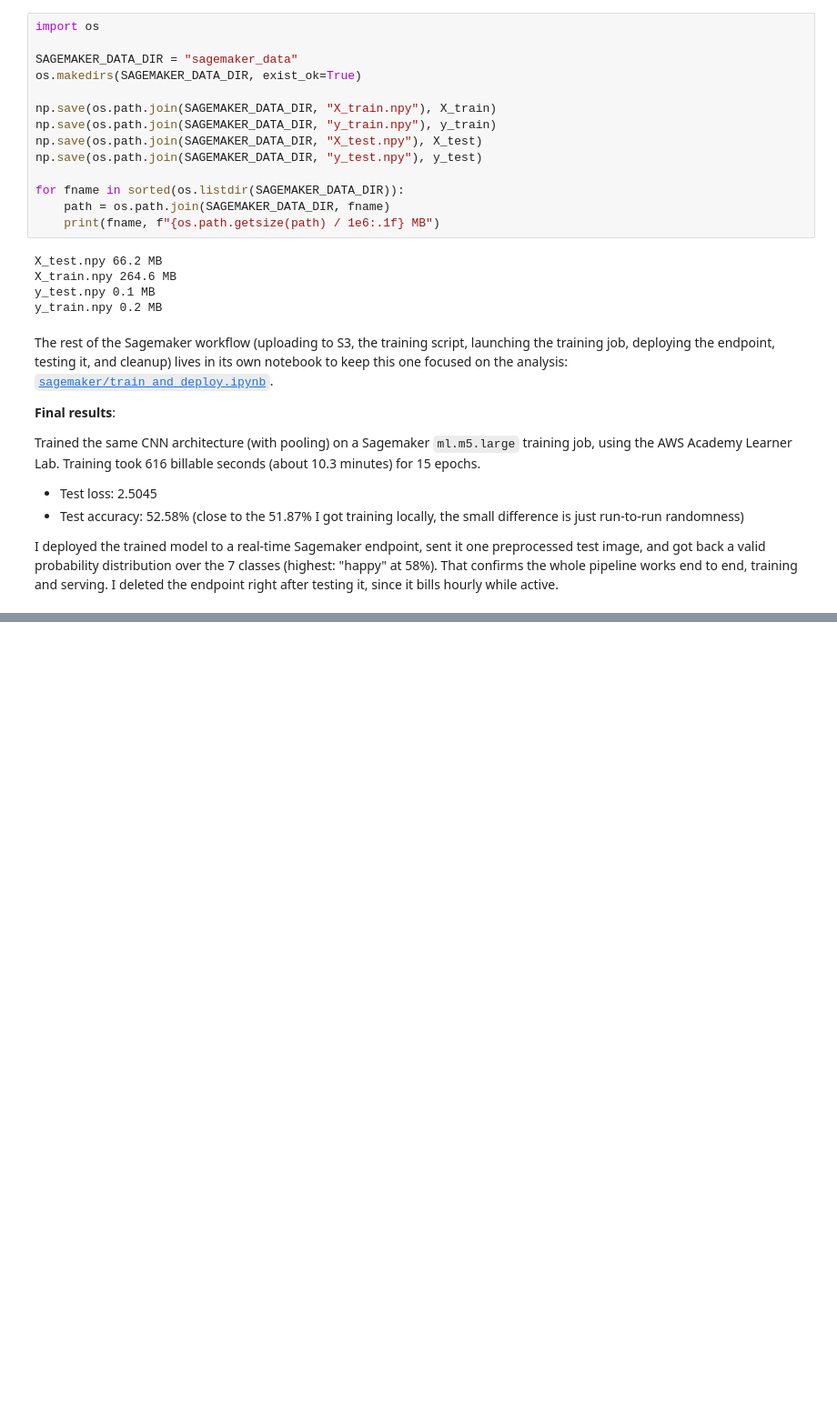
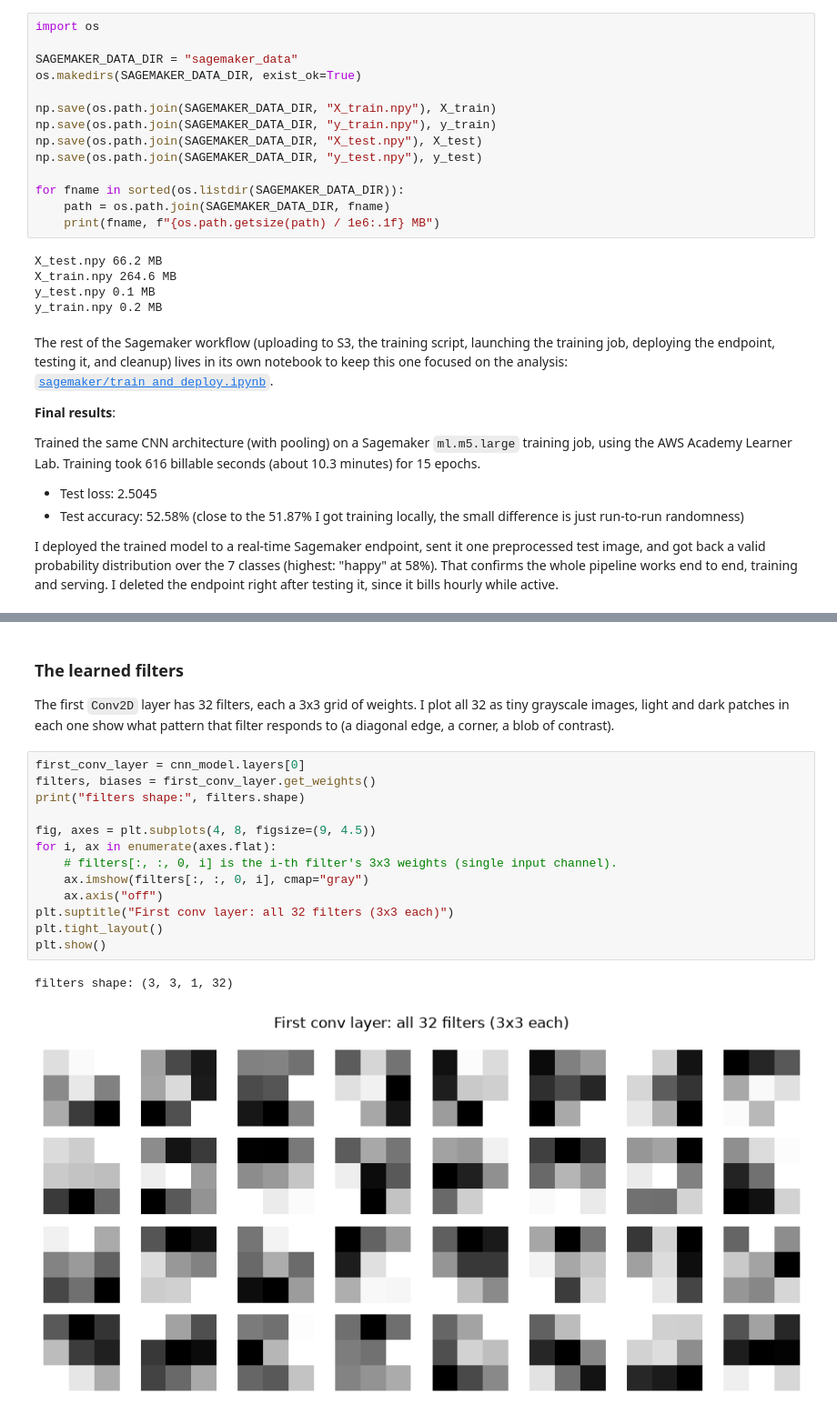
Before and after one commit to marianamalagon11/TDSE_NeuralNetworks, a Jupyter notebook: neuralNetworks_emotion_classification.ipynb, the cells around one changed output, grey strips where cells are left out. Shown at 91% size. Drawn from its saved outputs; the diff is of its cells as text; blank space fills up the shorter version.

```diff
--- a/neuralNetworks_emotion_classification.ipynb
+++ b/neuralNetworks_emotion_classification.ipynb
@@ -648,0 +668,20 @@ I deployed the trained model to a real-time Sagemaker endpoint, sent it one prep
+# %% [markdown]
+### The learned filters
+
+The first `Conv2D` layer has 32 filters, each a 3x3 grid of weights. I plot all 32 as tiny grayscale images, light and dark patches in each one show what pattern that filter responds to (a diagonal edge, a corner, a blob of contrast).
+# %%
+first_conv_layer = cnn_model.layers[0]
+filters, biases = first_conv_layer.get_weights()
+print("filters shape:", filters.shape)
+
+fig, axes = plt.subplots(4, 8, figsize=(9, 4.5))
+for i, ax in enumerate(axes.flat):
+    # filters[:, :, 0, i] is the i-th filter's 3x3 weights (single input channel).
+    ax.imshow(filters[:, :, 0, i], cmap="gray")
+    ax.axis("off")
+plt.suptitle("First conv layer: all 32 filters (3x3 each)")
+plt.tight_layout()
+plt.show()
+# %% [output]
+filters shape: (3, 3, 1, 32)
+[figure, added]
```
Also changed, not shown: parts of 15 cells of this notebook.
